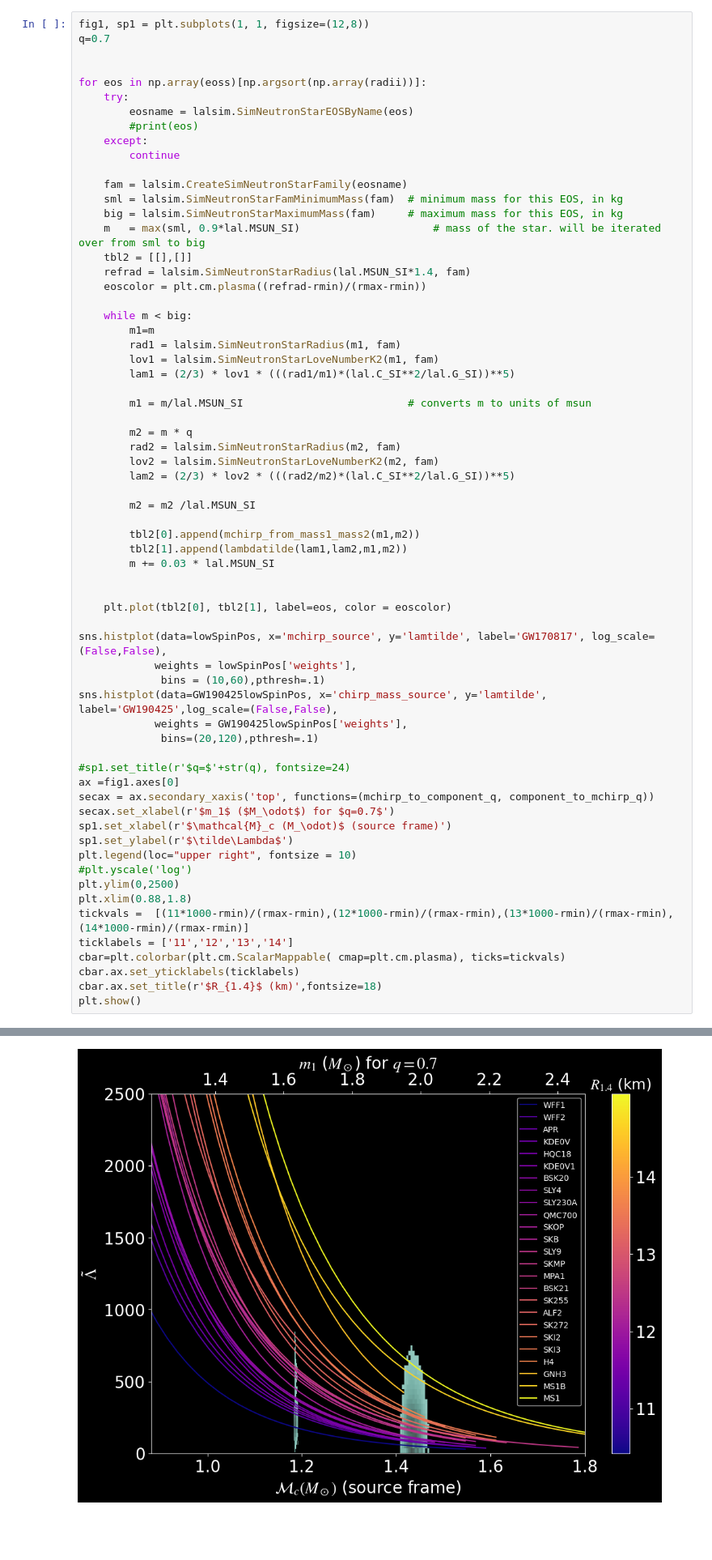
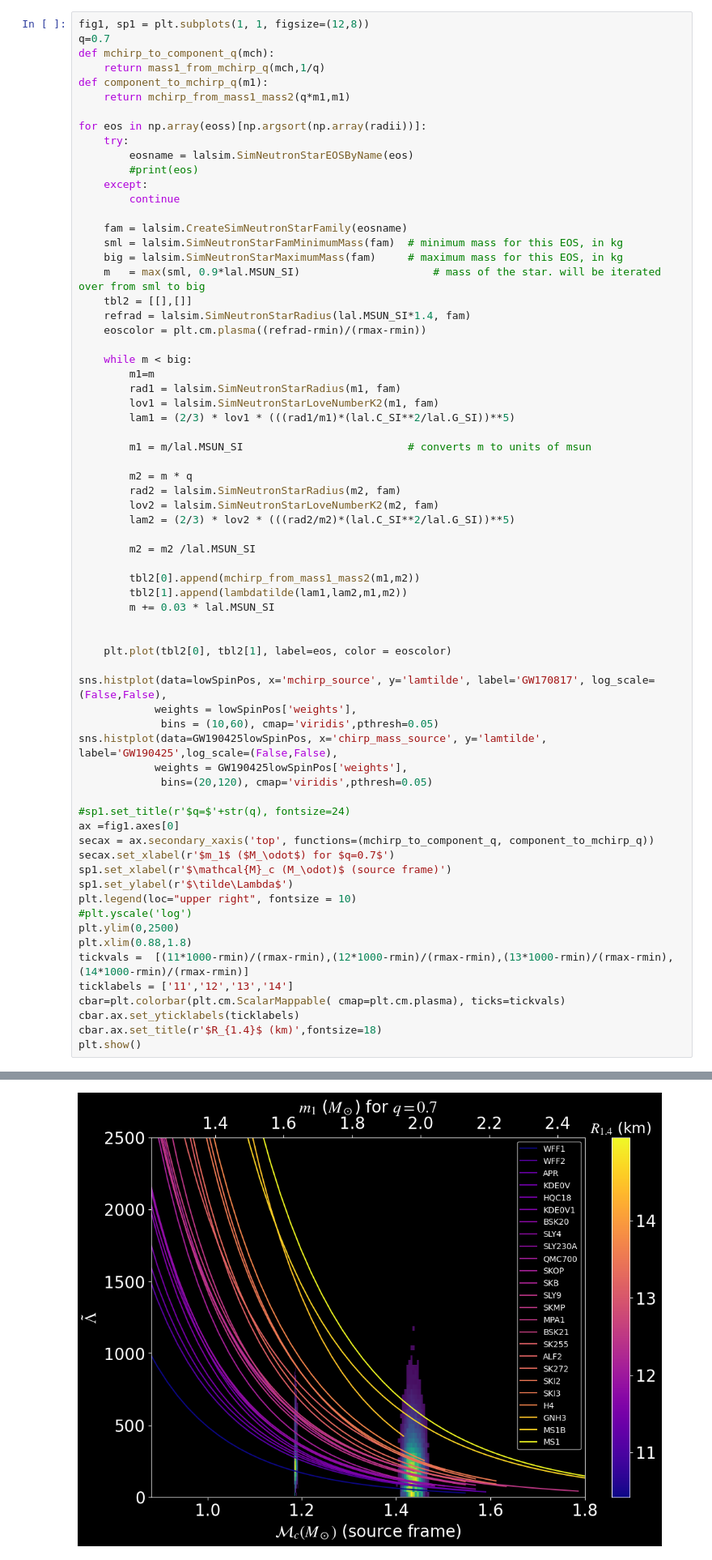
Before and after one commit to jsread/APSPlots2024, a Jupyter notebook: Read_APS_Plots_2024.ipynb, the cells around one changed output, grey strips where cells are left out. Shown at 81% size. Drawn from its saved outputs; the diff is of its cells as text; blank space fills up the shorter version.

```diff
--- a/Read_APS_Plots_2024.ipynb
+++ b/Read_APS_Plots_2024.ipynb
@@ -590,7 +578,10 @@ def component_to_mchirp_q(m1):
 # %%
 fig1, sp1 = plt.subplots(1, 1, figsize=(12,8))
 q=0.7
-
+def mchirp_to_component_q(mch):
+    return mass1_from_mchirp_q(mch,1/q)
+def component_to_mchirp_q(m1):
+    return mchirp_from_mass1_mass2(q*m1,m1)
 
 for eos in np.array(eoss)[np.argsort(np.array(radii))]:
     try:
@@ -626,36 +617,36 @@ for eos in np.array(eoss)[np.argsort(np.array(radii))]:
         tbl2[1].append(lambdatilde(lam1,lam2,m1,m2))
         m += 0.03 * lal.MSUN_SI
 
 
     plt.plot(tbl2[0], tbl2[1], label=eos, color = eoscolor)
 
 sns.histplot(data=lowSpinPos, x='mchirp_source', y='lamtilde', label='GW170817', log_scale=(False,False),
             weights = lowSpinPos['weights'],
-             bins = (10,60),pthresh=.1)
+             bins = (10,60), cmap='viridis',pthresh=0.05)
 sns.histplot(data=GW190425lowSpinPos, x='chirp_mass_source', y='lamtilde', label='GW190425',log_scale=(False,False),
             weights = GW190425lowSpinPos['weights'],
-             bins=(20,120),pthresh=.1)
+             bins=(20,120), cmap='viridis',pthresh=0.05)
 
 #sp1.set_title(r'$q=$'+str(q), fontsize=24)
 ax =fig1.axes[0]
 secax = ax.secondary_xaxis('top', functions=(mchirp_to_component_q, component_to_mchirp_q))
 secax.set_xlabel(r'$m_1$ ($M_\odot$) for $q=0.7$')
 sp1.set_xlabel(r'$\mathcal{M}_c (M_\odot)$ (source frame)')
 sp1.set_ylabel(r'$\tilde\Lambda$')
 plt.legend(loc="upper right", fontsize = 10)
 #plt.yscale('log')
 plt.ylim(0,2500)
 plt.xlim(0.88,1.8)
 tickvals =  [(11*1000-rmin)/(rmax-rmin),(12*1000-rmin)/(rmax-rmin),(13*1000-rmin)/(rmax-rmin),(14*1000-rmin)/(rmax-rmin)]
 ticklabels = ['11','12','13','14']
 cbar=plt.colorbar(plt.cm.ScalarMappable( cmap=plt.cm.plasma), ticks=tickvals)
 cbar.ax.set_yticklabels(ticklabels)
 cbar.ax.set_title(r'$R_{1.4}$ (km)',fontsize=18)
 plt.show()
 # %% [output]
 See: https://matplotlib.org/stable/tutorials/intermediate/legend_guide.html#implementing-a-custom-legend-handler
   plt.legend(loc="upper right", fontsize = 10)
-[figure, old version]
+[figure, new version]
 # %%
 fig1, sp1 = plt.subplots(1, 1, figsize=(12,8))
 
```
Also changed, not shown: parts of 23 cells of this notebook.
